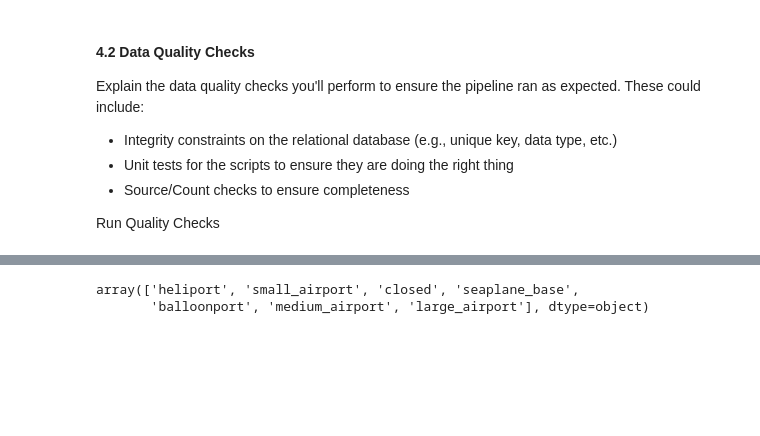
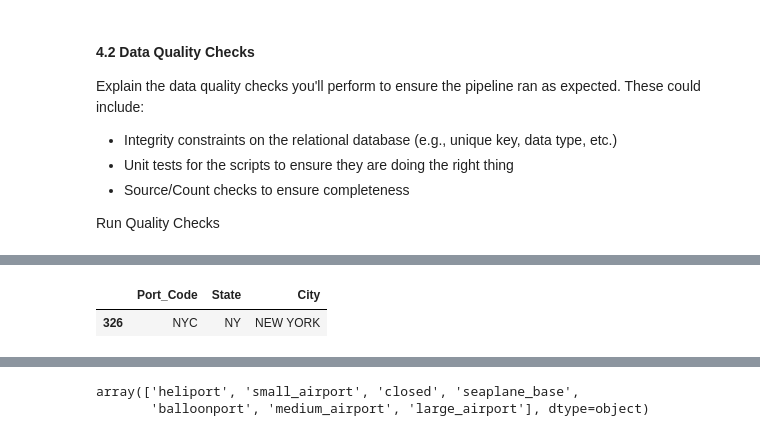
Before and after one commit to sudhakar12161/Project-Capstone-US-I94-Immigration-Insights, a Jupyter notebook: Capstone Project.ipynb, the cells around one changed output, grey strips where cells are left out. Drawn from its saved outputs; the diff is of its cells as text; code cells hidden in the pictures; blank space fills up the shorter version.

```diff
--- a/Capstone Project.ipynb
+++ b/Capstone Project.ipynb
@@ -1029,0 +1101,5 @@ df_pd_i94port_top3.head()
+# %%
+df_i94ports_pd.query('Port_Code == "NYC"')
+# %% [output]
+|  | Port_Code | State | City |
+| 326 | NYC | NY | NEW YORK |
```
Also changed, not shown: parts of 42 cells of this notebook.
